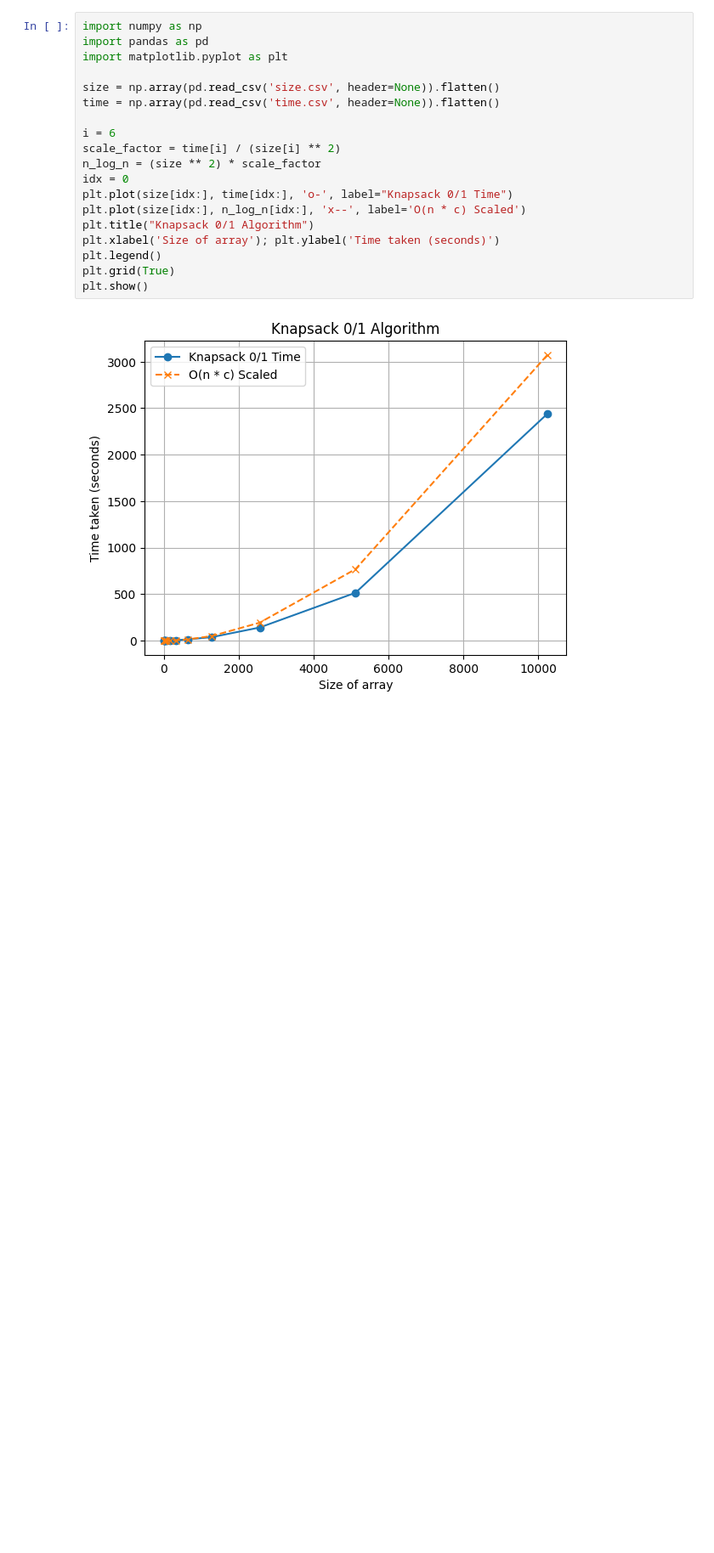
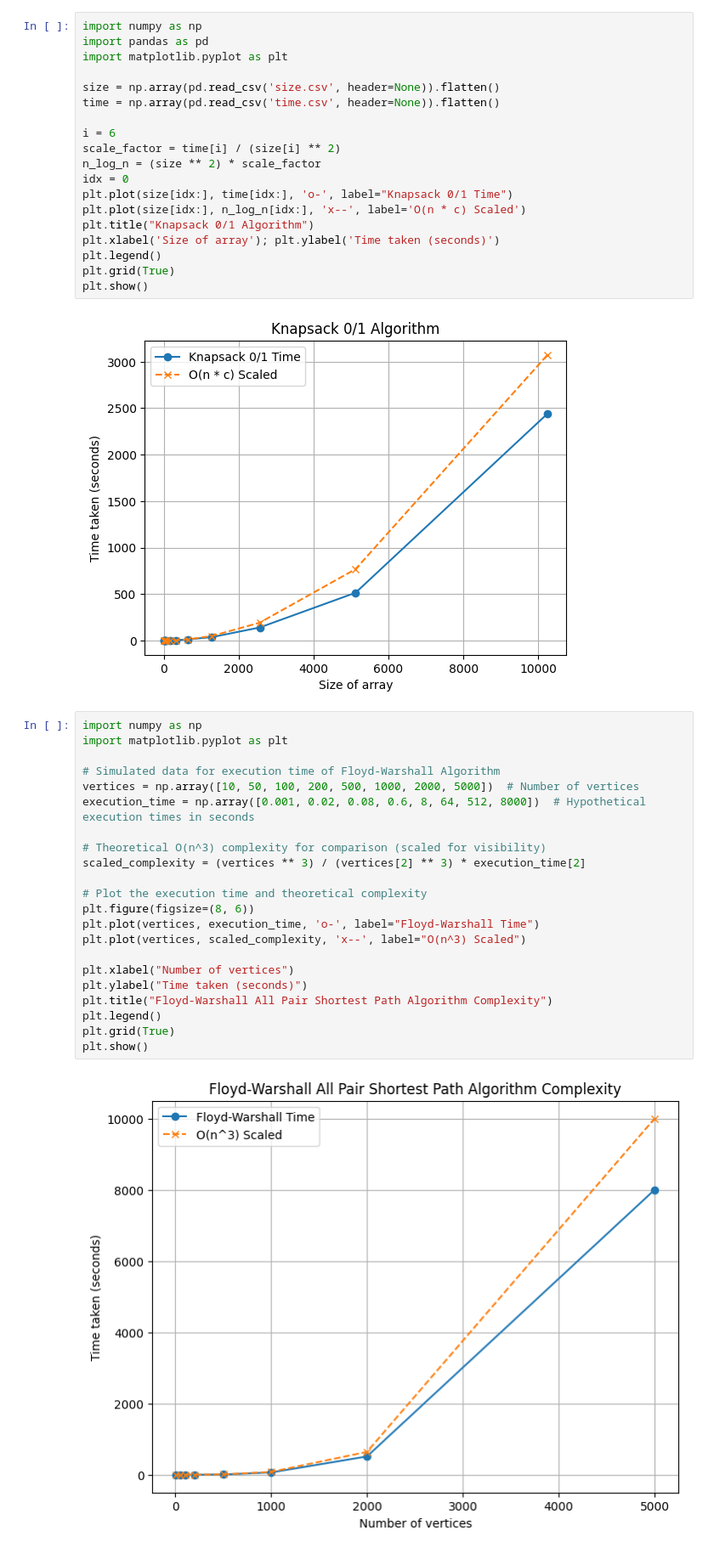
Before and after one commit to Nidhiverma04/ADA, a Jupyter notebook: LAB_7/plots.ipynb, the cells around one changed output. Shown at 85% size. Saved outputs shown, nothing was run; the diff lists cells and outputs as text; blank space fills up the shorter version.

```diff
--- a/LAB_7/plots.ipynb
+++ b/LAB_7/plots.ipynb
@@ -437,3 +437,27 @@ plt.grid(True)
 plt.show()
 # %% [output]
 [figure]
+# %%
+import numpy as np
+import matplotlib.pyplot as plt
+
+# Simulated data for execution time of Floyd-Warshall Algorithm
+vertices = np.array([10, 50, 100, 200, 500, 1000, 2000, 5000])  # Number of vertices
+execution_time = np.array([0.001, 0.02, 0.08, 0.6, 8, 64, 512, 8000])  # Hypothetical execution times in seconds
+
+# Theoretical O(n^3) complexity for comparison (scaled for visibility)
+scaled_complexity = (vertices ** 3) / (vertices[2] ** 3) * execution_time[2]
+
+# Plot the execution time and theoretical complexity
+plt.figure(figsize=(8, 6))
+plt.plot(vertices, execution_time, 'o-', label="Floyd-Warshall Time")
+plt.plot(vertices, scaled_complexity, 'x--', label="O(n^3) Scaled")
+
+plt.xlabel("Number of vertices")
+plt.ylabel("Time taken (seconds)")
+plt.title("Floyd-Warshall All Pair Shortest Path Algorithm Complexity")
+plt.legend()
+plt.grid(True)
+plt.show()
+# %% [output]
+[figure, added]
```
Also changed, not shown: 4 other files.
